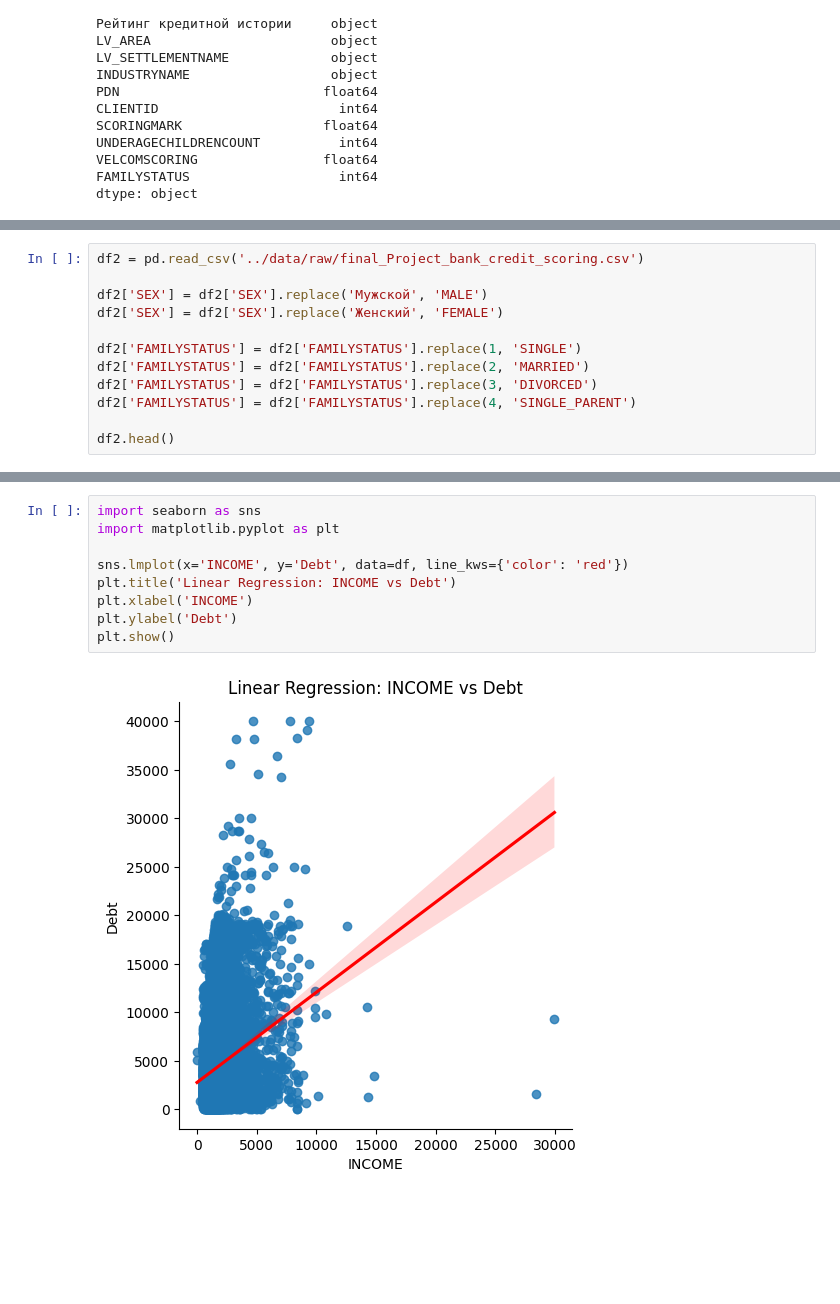
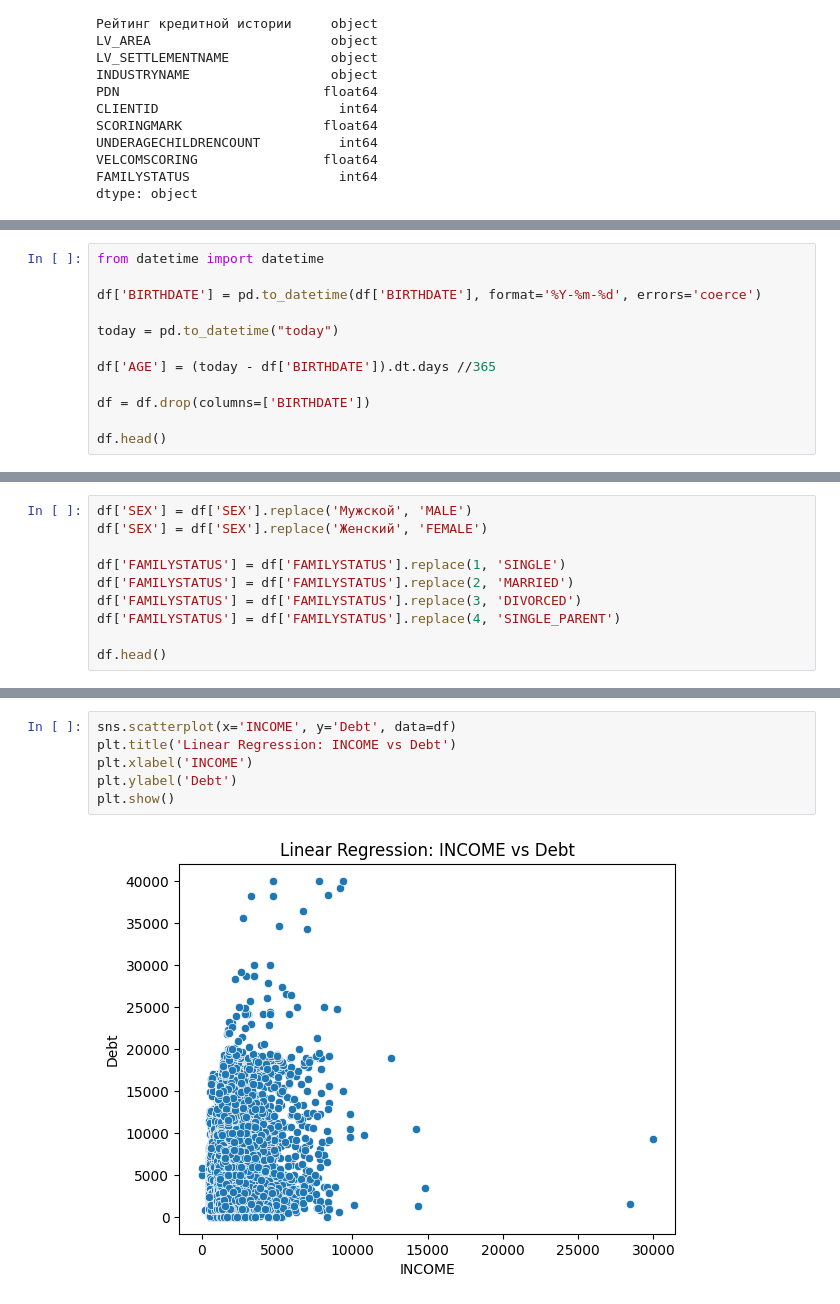
Before and after one commit to UgoChikezie2/ugo-final-project, a Jupyter notebook: notebooks/Ugo_Chikezie_Final-Project.ipynb, the cells around one changed output, grey strips where cells are left out. Drawn from its saved outputs; the diff is of its cells as text; blank space fills up the shorter version.

```diff
--- a/notebooks/Ugo_Chikezie_Final-Project.ipynb
+++ b/notebooks/Ugo_Chikezie_Final-Project.ipynb
@@ -104,0 +176,12 @@ df.head()
+# %%
+from datetime import datetime
+
+df['BIRTHDATE'] = pd.to_datetime(df['BIRTHDATE'], format='%Y-%m-%d', errors='coerce')
+
+today = pd.to_datetime("today")
+
+df['AGE'] = (today - df['BIRTHDATE']).dt.days //365
+
+df = df.drop(columns=['BIRTHDATE'])
+
+df.head()
@@ -118,13 +208,11 @@ df.head()
 # %%
-df2 = pd.read_csv('../data/raw/final_Project_bank_credit_scoring.csv')
+df['SEX'] = df['SEX'].replace('Мужской', 'MALE')
+df['SEX'] = df['SEX'].replace('Женский', 'FEMALE')
 
-df2['SEX'] = df2['SEX'].replace('Мужской', 'MALE')
-df2['SEX'] = df2['SEX'].replace('Женский', 'FEMALE')
+df['FAMILYSTATUS'] = df['FAMILYSTATUS'].replace(1, 'SINGLE')
+df['FAMILYSTATUS'] = df['FAMILYSTATUS'].replace(2, 'MARRIED')
+df['FAMILYSTATUS'] = df['FAMILYSTATUS'].replace(3, 'DIVORCED')
+df['FAMILYSTATUS'] = df['FAMILYSTATUS'].replace(4, 'SINGLE_PARENT')
 
-df2['FAMILYSTATUS'] = df2['FAMILYSTATUS'].replace(1, 'SINGLE')
-df2['FAMILYSTATUS'] = df2['FAMILYSTATUS'].replace(2, 'MARRIED')
-df2['FAMILYSTATUS'] = df2['FAMILYSTATUS'].replace(3, 'DIVORCED')
-df2['FAMILYSTATUS'] = df2['FAMILYSTATUS'].replace(4, 'SINGLE_PARENT')
-
-df2.head()
+df.head()
 # %% [output]
@@ -233,14 +335,11 @@ plt.show()
 # %% [output]
 [figure]
 # %%
-import seaborn as sns
-import matplotlib.pyplot as plt
-
-sns.lmplot(x='INCOME', y='Debt', data=df, line_kws={'color': 'red'})
+sns.scatterplot(x='INCOME', y='Debt', data=df)
 plt.title('Linear Regression: INCOME vs Debt')
 plt.xlabel('INCOME')
 plt.ylabel('Debt')
 plt.show()
 # %% [output]
-[figure, old version]
+[figure, new version]
 # %%
```
Also changed, not shown: parts of 35 cells of this notebook, 3 other files.
